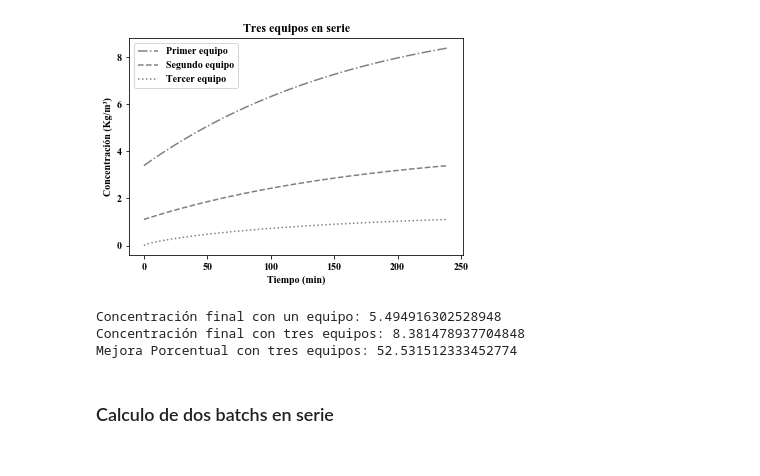
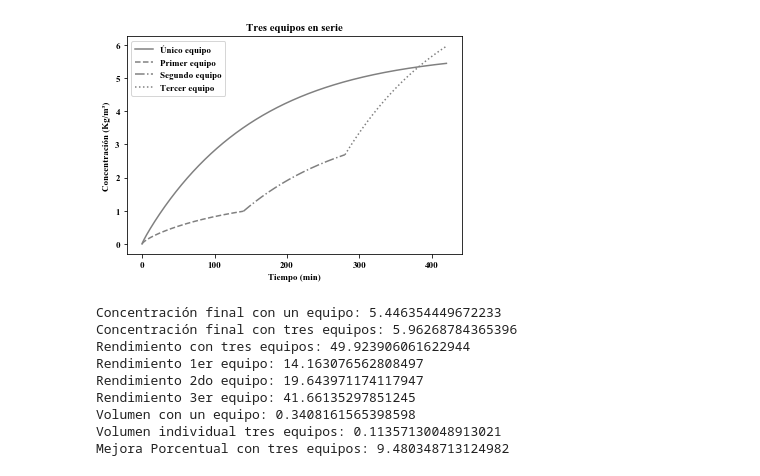
Before and after one commit to fedebenelli/PDE-solver, a Jupyter notebook: Jupyter/batch-diffusion.ipynb, the cells around one changed output. Cells and saved outputs as stored; diff of their text form; code cells hidden in the pictures.

```diff
--- a/Jupyter/batch-diffusion.ipynb
+++ b/Jupyter/batch-diffusion.ipynb
@@ -214,39 +405,67 @@ Rendimiento a eps:0.918 -> 0.535
 # %%
-eps = 1.-densb/dens
+'__Calculo de tres batchs en serie__'
+
+tau = 7*3600
 t = np.linspace(0,tau, nt)
+
+t1 = t[:int(nt/3)]
+t2 = t[int(nt/3):int(nt*2/3)]
+t3 = t[int(nt*2/3):]
+
 sol0 = odeint(batch,[x0,y0],t)
-sol1 = odeint(batch, [sol0[-1][0],y0], t)
-sol2 = odeint(batch, [sol1[-1][0],y0], t)
-sol3 = odeint(batch, [sol2[-1][0],y0], t)
+sol1 = odeint(batch, [sol0[-1][0],y0], t1)
+sol2 = odeint(batch, [sol1[-1][0],y0], t2)
+sol3 = odeint(batch, [sol2[-1][0],y0], t3)
 
 lista = []
 
 for i in range(0,10):
-    sol1 = odeint(batch, [x0, sol2[-1][1]], t)
-    sol2 = odeint(batch, [sol1[-1][0], sol3[-1][1]], t)
-    sol3 = odeint(batch, [sol2[-1][0], y0], t)
+    sol1 = odeint(batch, [sol2[-1][0], y0], t1)
+    sol2 = odeint(batch, [sol3[-1][0], sol1[-1][1]], t2)
+    sol3 = odeint(batch, [x0, sol2[-1][1]], t3)
     lista.append(sol3[-1][1])
 
-plt.plot(t/60, sol1[:,-1], ls='-.', color='grey', label = 'Primer equipo')
-plt.plot(t/60, sol2[:,-1], ls='--', color='grey', label = 'Segundo equipo')
-plt.plot(t/60, sol3[:,-1], ls=':', color='grey', label = 'Tercer equipo')
+plt.plot(t/60, sol0[:, -1], ls='solid', color='grey', label='Único equipo')
+plt.plot(t1/60, sol1[:, -1], ls='dashed', color='grey', label='Primer equipo')
+plt.plot(t2/60, sol2[:, -1], ls='dashdot', color='grey', label="Segundo equipo")
+plt.plot(t3/60, sol3[:, -1], ls='dotted', color='grey', label="Tercer equipo")
+
+conc_final_3 = sol3[-1,-1]
+rendimiento_3 = 100*(1 - sol1[-1][0]/sol3[0][0])
+
+rendimiento_3_1 = 100*(1- sol1[-1][0]/sol1[0][0])
+rendimiento_3_2 = 100*(1- sol2[-1][0]/sol2[0][0])
+rendimiento_3_3 = 100*(1- sol2[-1][0]/sol3[0][0])
+
+V_1 = W*t[-1]/((1-eps)*dens)
+V_3 = W*t1[-1]/((1-eps)*dens)
+
 plt.title('Tres equipos en serie')
 plt.xlabel('Tiempo (min)')
 plt.ylabel('Concentración (Kg/m³)')
 plt.legend()
 plt.show()
 
-
 print(f'''
 Concentración final con un equipo: {sol0[-1][1]}
-Concentración final con tres equipos: {sol1[-1][1]}
-Mejora Porcentual con tres equipos: {100*(sol1[-1][1]-sol0[-1][1])/sol0[-1][1]}
+Concentración final con tres equipos: {conc_final_3}
+Rendimiento con tres equipos: {rendimiento_3}
+Rendimiento 1er equipo: {rendimiento_3_1}
+Rendimiento 2do equipo: {rendimiento_3_2}
+Rendimiento 3er equipo: {rendimiento_3_3}
+Volumen con un equipo: {V_1}
+Volumen individual tres equipos: {V_3}
+Mejora Porcentual con tres equipos: {100*(sol3[-1][1]-sol0[-1][1])/sol0[-1][1]}
 ''')
 # %% [output]
-[figure, old version]
+[figure, new version]
-Concentración final con un equipo: 5.494916302528948
-Concentración final con tres equipos: 8.381478937704848
-Mejora Porcentual con tres equipos: 52.531512333452774
+Concentración final con un equipo: 5.446354449672233
+Concentración final con tres equipos: 5.96268784365396
+Rendimiento con tres equipos: 49.923906061622944
+Rendimiento 1er equipo: 14.163076562808497
+Rendimiento 2do equipo: 19.643971174117947
+Rendimiento 3er equipo: 41.66135297851245
+Volumen con un equipo: 0.3408161565398598
+Volumen individual tres equipos: 0.11357130048913021
+Mejora Porcentual con tres equipos: 9.480348713124982
-# %% [markdown]
-### Calculo de dos batchs en serie
 # %%
```
Also changed, not shown: parts of 10 cells of this notebook, 2 other files.
